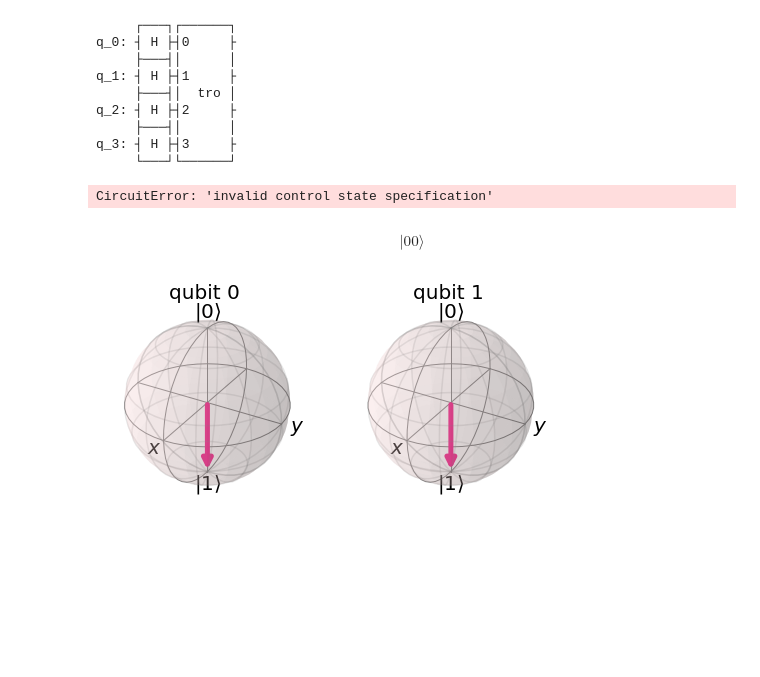
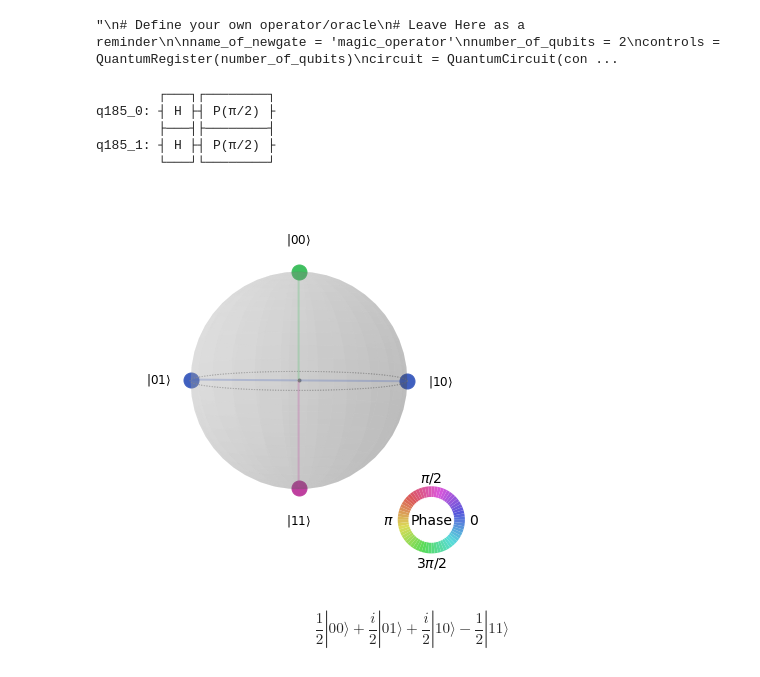
Before and after one commit to SimoneCaldarella/QuantumML, a Jupyter notebook: QuantumTest.ipynb, the cells around one changed output. Drawn from its saved outputs; the diff is of its cells as text; code cells hidden in the pictures; blank space fills up the shorter version.

```diff
--- a/QuantumTest.ipynb
+++ b/QuantumTest.ipynb
@@ -79,22 +31,23 @@ q_3: ┤ H ├
-# %%
-grover_circuit.unitary(tro, [0, 1, 2, 3],'tro')
-grover_circuit.draw()
-# %% [output]
-     ┌───┐┌──────┐
-q_0: ┤ H ├┤0     ├
-     ├───┤│      │
-q_1: ┤ H ├┤1     ├
-     ├───┤│  tro │
-q_2: ┤ H ├┤2     ├
-     ├───┤│      │
-q_3: ┤ H ├┤3     ├
-     └───┘└──────┘
-# %%
-# Diffusion operator (U_s)
-grover_circuit.h([0,1,2,3])
-grover_circuit.z([0,1,2,3])
-grover_circuit.cz(0,1,2,3)
-grover_circuit.h([0,1,2,3])
-grover_circuit.draw()
-# %% [output]
-CircuitError: 'invalid control state specification'
+# %%
+'''
+# Define your own operator/oracle
+# Leave Here as a reminder
+
+name_of_newgate = 'magic_operator'
+number_of_qubits = 2
+controls = QuantumRegister(number_of_qubits)
+circuit = QuantumCircuit(controls)
+
+operatorName = Operator([
+    [1, 0, 0, 0],
+    [0, 1, 0, 0],
+    [0, 0, 1, 0],
+    [0, 0, 0, 1]
+])
+
+# Add to a circuit
+
+my_circuit.unitary(operatorName, list(range(number_of_qubits)),name_of_newgate)
+'''
+# %% [output]
+"\n# Define your own operator/oracle\n# Leave Here as a reminder\n\nname_of_newgate = 'magic_operator'\nnumber_of_qubits = 2\ncontrols = QuantumRegister(number_of_qubits)\ncircuit = QuantumCircuit(con ...
@@ -101,5 +101,17 @@ CircuitError: 'invalid control state specification'
+# %%
+circ = CustomCircuit('my_circ', 'qsphere', True)
+circ()
+# %% [output]
+        ┌───┐┌────────┐
+q185_0: ┤ H ├┤ P(π/2) ├
+        ├───┤├────────┤
+q185_1: ┤ H ├┤ P(π/2) ├
+        └───┘└────────┘
+# %%
+circ.evolve()
+# %% [output]
+[figure, added]
 # %%
-sv = Statevector.from_int(0, 4)
-sv.draw('latex')
+circ.state_evolved[0].draw('latex')
 # %% [output]
-$$ |00\rangle$$
+$$\frac{1}{2} |00\rangle+\frac{i}{2} |01\rangle+\frac{i}{2} |10\rangle- \frac{1}{2} |11\rangle$$
@@ -108,4 +117,0 @@ sv = sv.evolve(grover_circuit)
-# %%
-sv.draw('bloch')
-# %% [output]
-[figure, removed]
```
Also changed, not shown: parts of 10 cells of this notebook.
